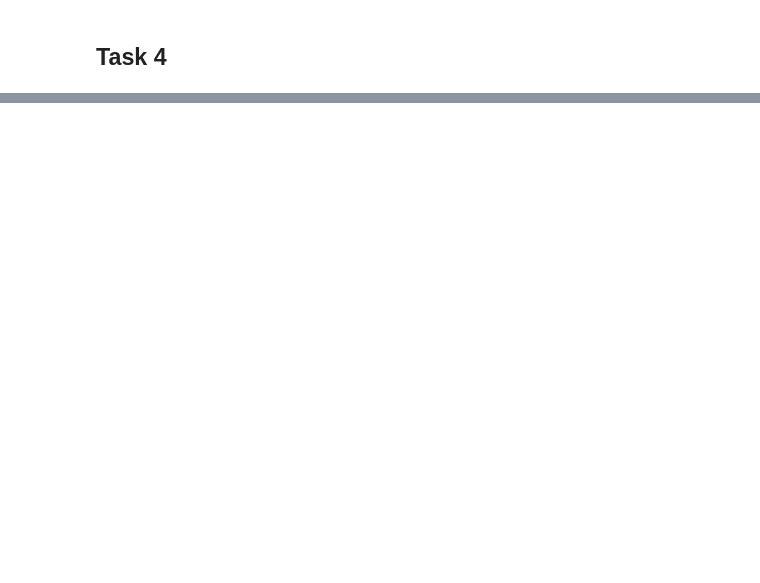
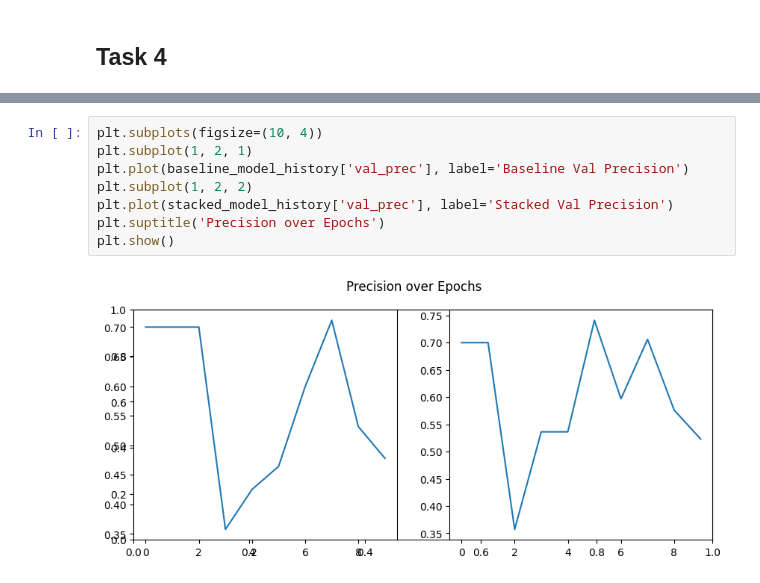
Before and after one commit to mattialodi0/progNLP, a Jupyter notebook: assignment-1/draft.ipynb, the cells around one changed output, grey strips where cells are left out. Cells and saved outputs as stored; diff of their text form; blank space fills up the shorter version.

```diff
--- a/assignment-1/draft.ipynb
+++ b/assignment-1/draft.ipynb
@@ -865,0 +1213,10 @@ Annotating words: ['cinematic', 'liberatory', 'menwoman']
+# %%
+plt.subplots(figsize=(10, 4))
+plt.subplot(1, 2, 1)
+plt.plot(baseline_model_history['val_prec'], label='Baseline Val Precision')
+plt.subplot(1, 2, 2)
+plt.plot(stacked_model_history['val_prec'], label='Stacked Val Precision')
+plt.suptitle('Precision over Epochs')
+plt.show()
+# %% [output]
+[figure, added]
```
Also changed, not shown: parts of 28 cells of this notebook.
